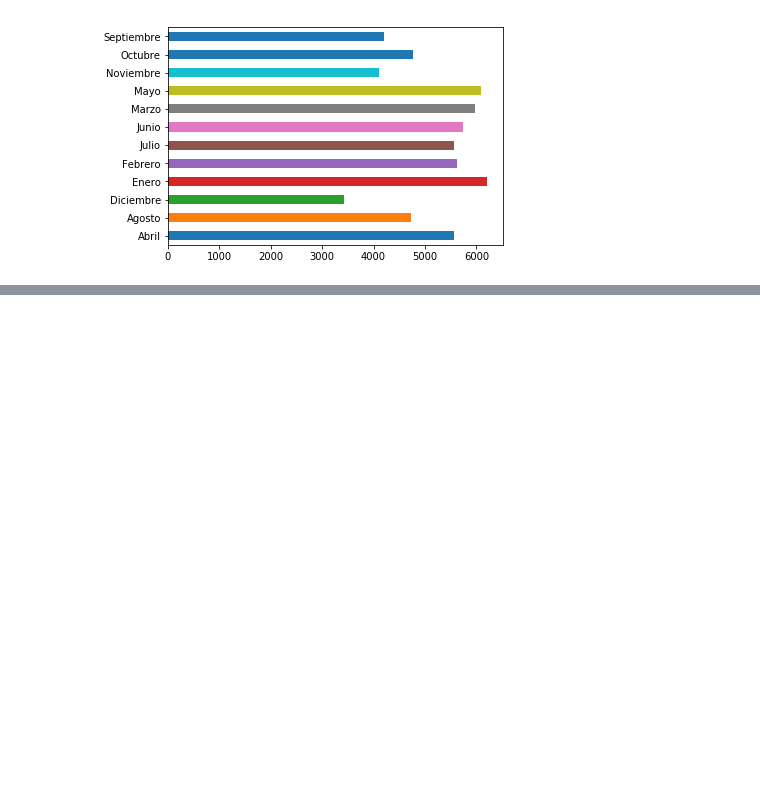
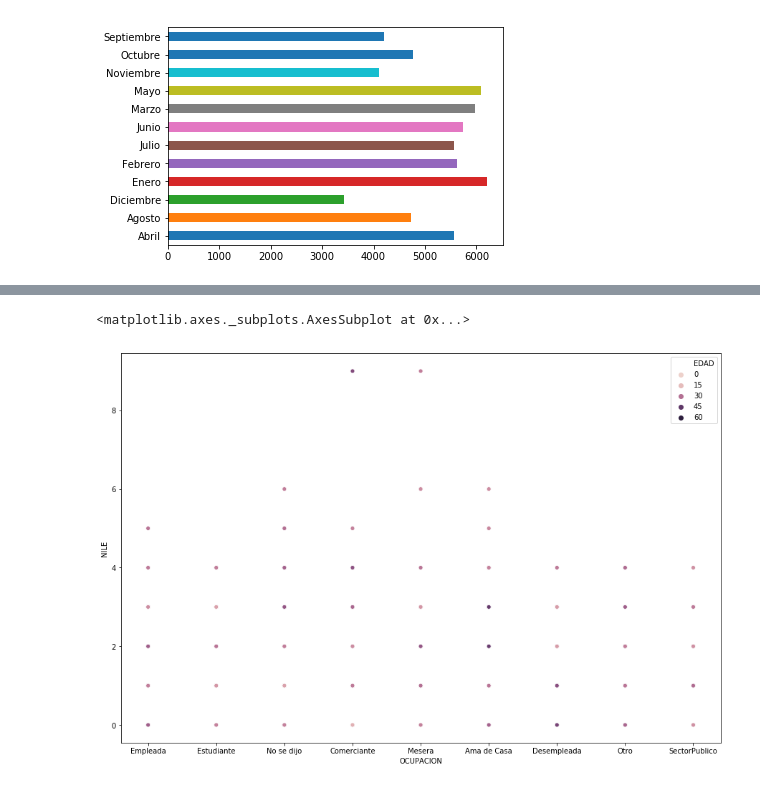
Before and after one commit to iboa08/ILE-CDMX, a Jupyter notebook: Interrupcion Legal Embarazo CDMX.ipynb, the cells around one changed output, grey strips where cells are left out. Cells and saved outputs as stored; diff of their text form; code cells hidden in the pictures; blank space fills up the shorter version.

```diff
--- a/Interrupcion Legal Embarazo CDMX.ipynb
+++ b/Interrupcion Legal Embarazo CDMX.ipynb
@@ -45,0 +122,6 @@ embarazo['MES'].value_counts().sort_index().plot.barh()
+# %%
+plt.figure(figsize=(15, 10))
+sns.scatterplot(x='OCUPACION',y='NILE', hue='EDAD',data=embarazoTest)
+# %% [output]
+<matplotlib.axes._subplots.AxesSubplot at 0x...>
+[figure, added]
```
Also changed, not shown: parts of 14 cells of this notebook.
